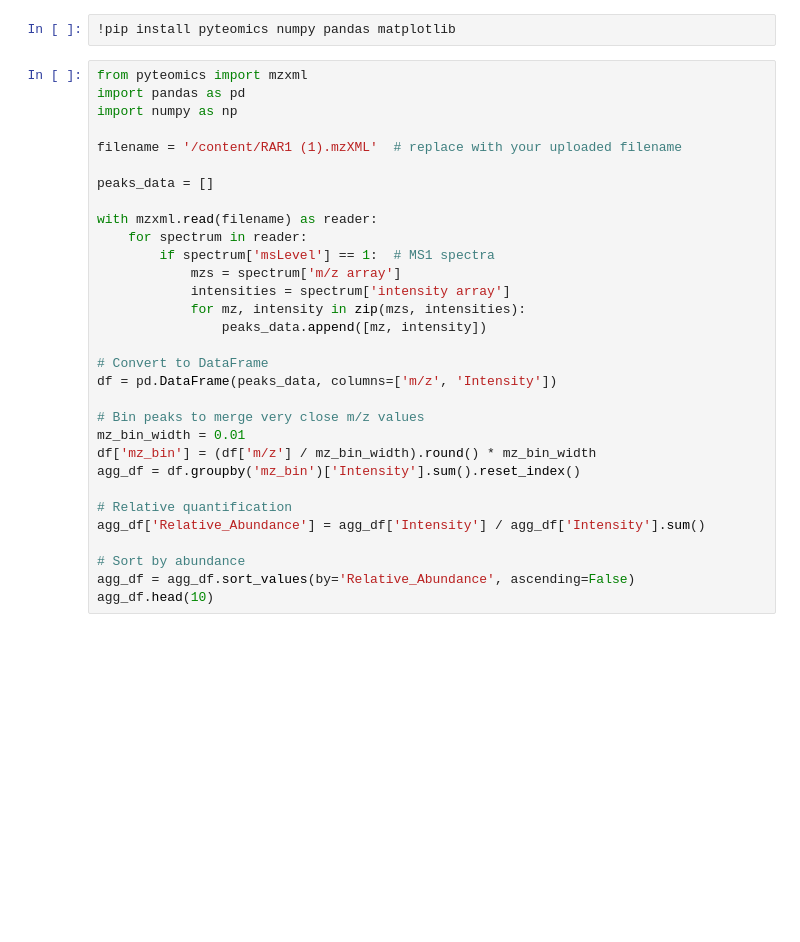
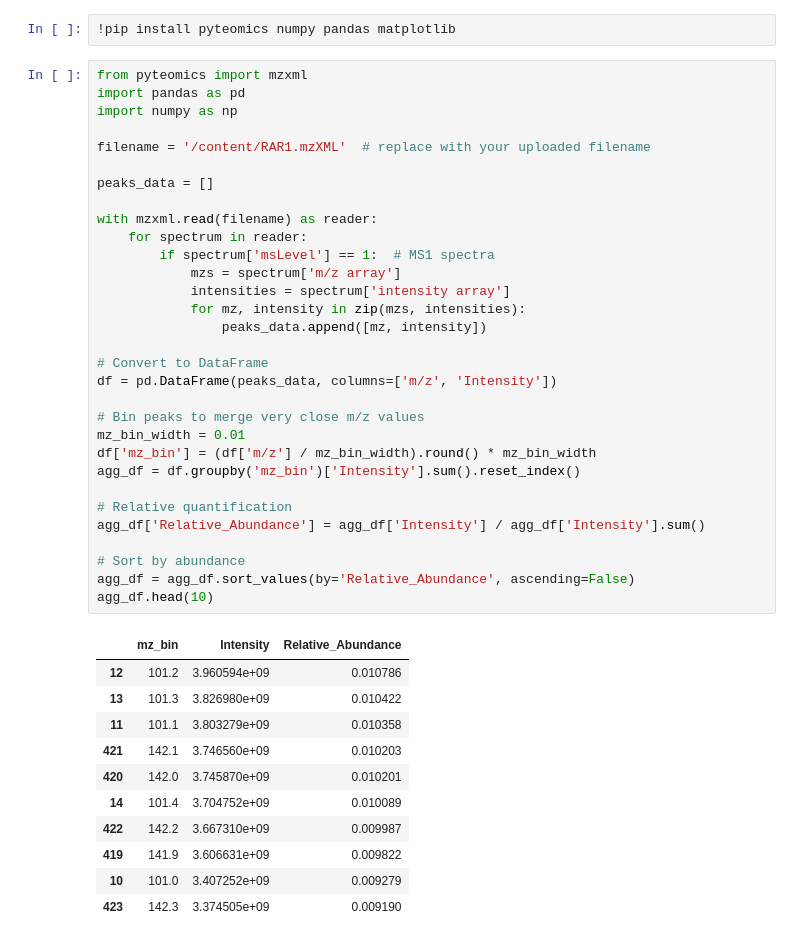
Before and after one commit to Ash100/DiSHaN, a Jupyter notebook: Dr_Mudassar.ipynb, the cells around one changed output. Saved outputs shown, nothing was run; the diff lists cells and outputs as text; blank space fills up the shorter version.

```diff
--- a/Dr_Mudassar.ipynb
+++ b/Dr_Mudassar.ipynb
@@ -8,34 +8,46 @@ Email: ashfaqahmad82@hotmail.com
 # %%
 from pyteomics import mzxml
 import pandas as pd
 import numpy as np
 
-filename = '/content/RAR1 (1).mzXML'  # replace with your uploaded filename
+filename = '/content/RAR1.mzXML'  # replace with your uploaded filename
 
 peaks_data = []
 
 with mzxml.read(filename) as reader:
     for spectrum in reader:
         if spectrum['msLevel'] == 1:  # MS1 spectra
             mzs = spectrum['m/z array']
             intensities = spectrum['intensity array']
             for mz, intensity in zip(mzs, intensities):
                 peaks_data.append([mz, intensity])
 
 # Convert to DataFrame
 df = pd.DataFrame(peaks_data, columns=['m/z', 'Intensity'])
 
 # Bin peaks to merge very close m/z values
 mz_bin_width = 0.01
 df['mz_bin'] = (df['m/z'] / mz_bin_width).round() * mz_bin_width
 agg_df = df.groupby('mz_bin')['Intensity'].sum().reset_index()
 
 # Relative quantification
 agg_df['Relative_Abundance'] = agg_df['Intensity'] / agg_df['Intensity'].sum()
 
 # Sort by abundance
 agg_df = agg_df.sort_values(by='Relative_Abundance', ascending=False)
 agg_df.head(10)
+# %% [output]
+|  | mz_bin | Intensity | Relative_Abundance |
+| 12 | 101.2 | 3.960594e+09 | 0.010786 |
+| 13 | 101.3 | 3.826980e+09 | 0.010422 |
+| 11 | 101.1 | 3.803279e+09 | 0.010358 |
+| 421 | 142.1 | 3.746560e+09 | 0.010203 |
+| 420 | 142.0 | 3.745870e+09 | 0.010201 |
+| 14 | 101.4 | 3.704752e+09 | 0.010089 |
+| 422 | 142.2 | 3.667310e+09 | 0.009987 |
+| 419 | 141.9 | 3.606631e+09 | 0.009822 |
+| 10 | 101.0 | 3.407252e+09 | 0.009279 |
+| 423 | 142.3 | 3.374505e+09 | 0.009190 |
 # %%
 # Assuming your DataFrame is 'agg_df' with 'mz_bin' and 'Intensity'
 
```
Also changed, not shown: parts of 3 cells of this notebook.
